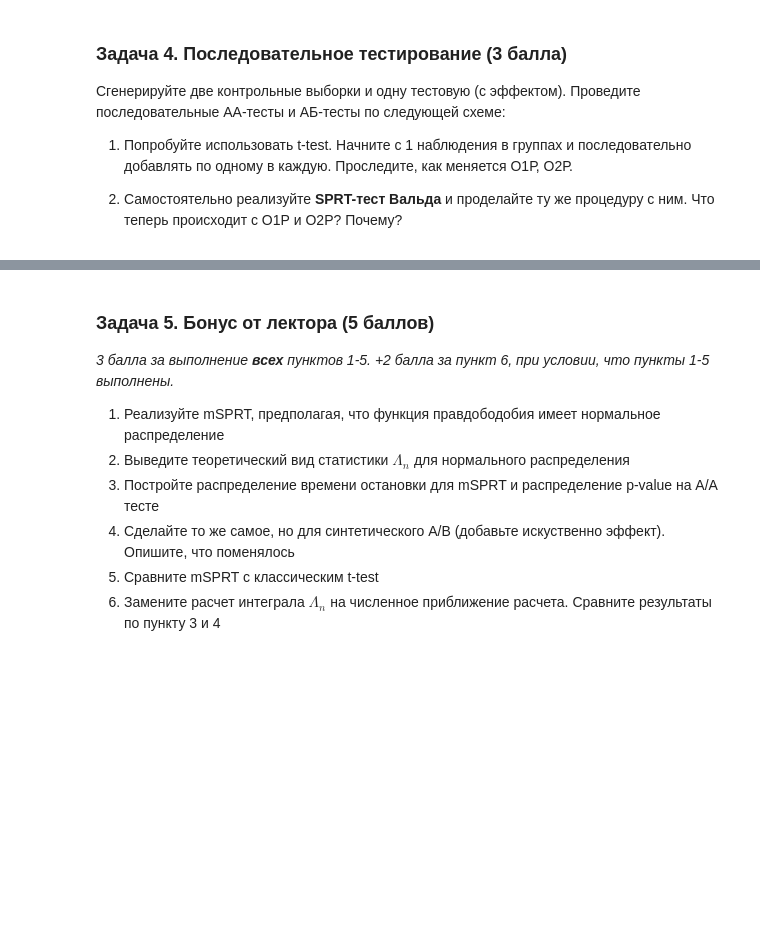
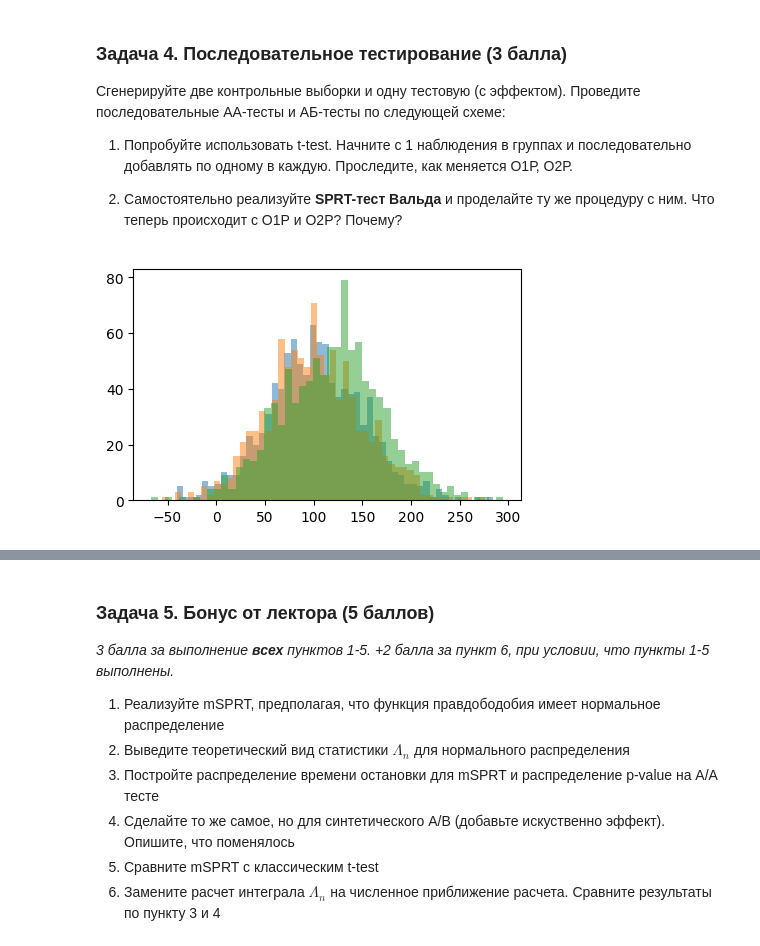
Before and after one commit to astatarinov/online-exp-course, a Jupyter notebook: 2024-spring/hw/hw-3/hw3.ipynb, the cells around one changed output, grey strips where cells are left out. Cells and saved outputs as stored; diff of their text form; code cells hidden in the pictures; blank space fills up the shorter version.

```diff
--- a/2024-spring/hw/hw-3/hw3.ipynb
+++ b/2024-spring/hw/hw-3/hw3.ipynb
@@ -625,3 +829,22 @@ Text(0.5, 1.0, 'сонаправленность')
 1. Попробуйте использовать t-test. Начните с 1 наблюдения в группах и последовательно добавлять по одному в каждую. Проследите, как меняется О1Р, О2Р.
 
 2. Самостоятельно реализуйте **SPRT-тест Вальда** и проделайте ту же процедуру с ним. Что теперь происходит с О1Р и О2Р? Почему?
+# %%
+SAMPLE_SIZE = 1003
+filter_extr = lambda x: x[(x < np.quantile(x, 0.99))]
+EFFECT_MEAN = 20
+
+plt.figure(figsize=(5, 3));
+
+# a_syn = filter_extr(np.random.lognormal(7, 1, SAMPLE_SIZE) + np.random.normal(0, 2, SAMPLE_SIZE))
+# b_syn = filter_extr(np.random.lognormal(7, 1, SAMPLE_SIZE) + np.random.normal(100, 100, SAMPLE_SIZE))
+
+a_syn = np.random.normal(100, 49, SAMPLE_SIZE)
+a_syn_2 = np.random.normal(100, 49, SAMPLE_SIZE)
+b_syn = np.random.normal(100, 49, SAMPLE_SIZE) + EFFECT_MEAN
+
+plt.hist(a_syn, bins=50, alpha=0.5);
+plt.hist(a_syn_2, bins=50, alpha=0.5);
+plt.hist(b_syn, bins=50, alpha=0.5);
+# %% [output]
+[figure, added]
```
Also changed, not shown: parts of 47 cells of this notebook.
